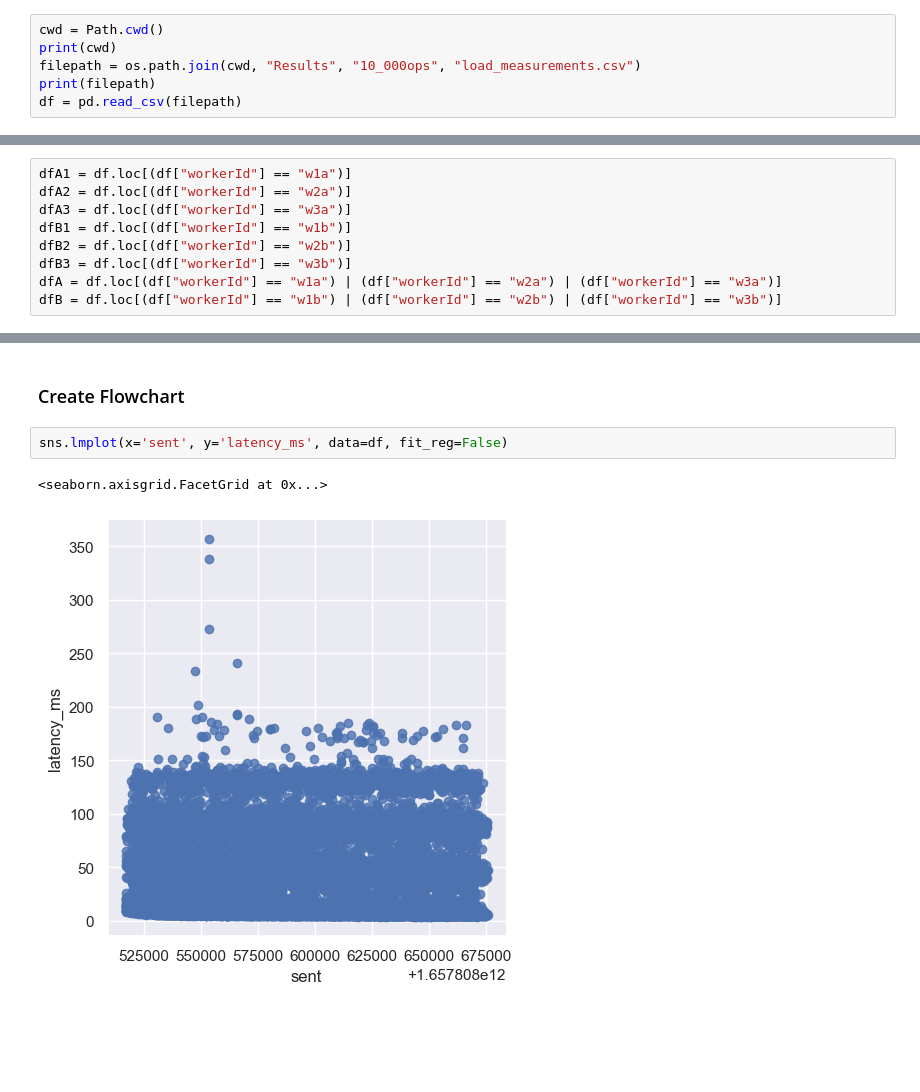
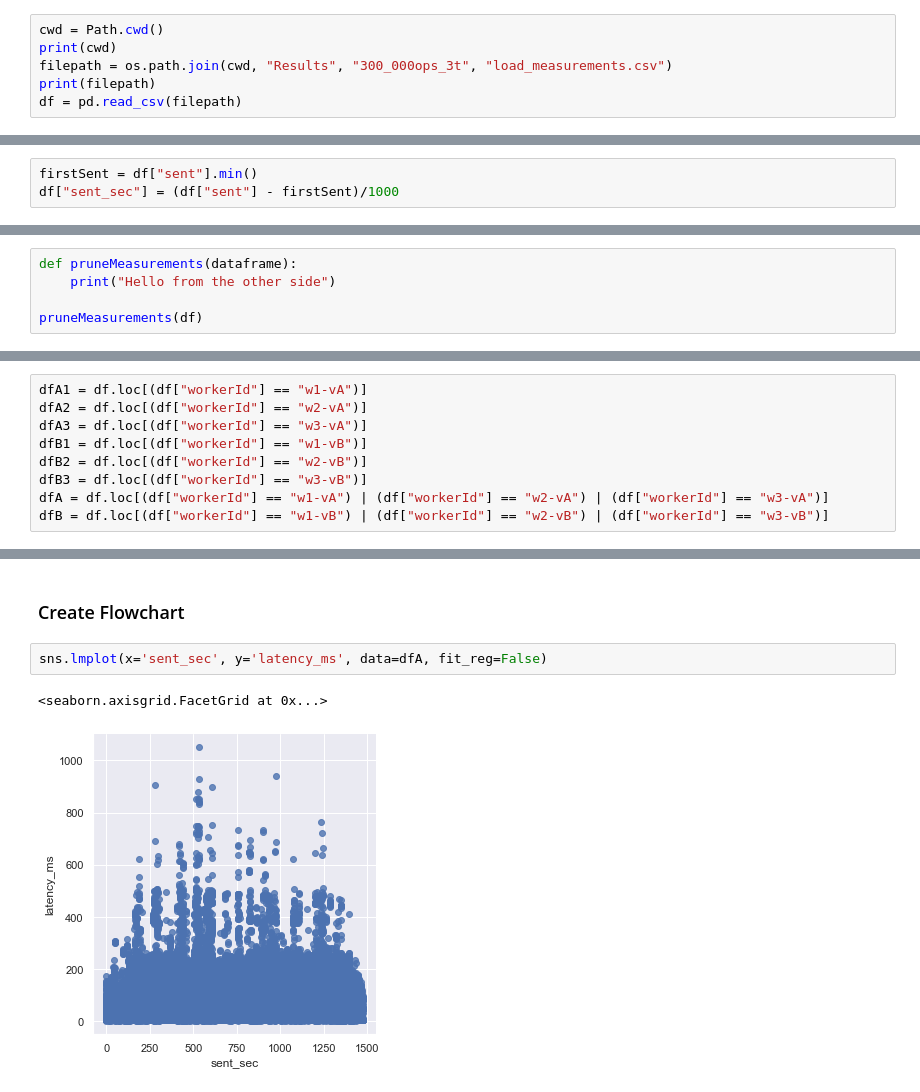
Before and after one commit to FelixMedicusf/DuetBenchmarking, a Jupyter notebook: Results/Result Evaluation.ipynb, the cells around one changed output, grey strips where cells are left out. Saved outputs shown, nothing was run; the diff lists cells and outputs as text; blank space fills up the shorter version.

```diff
--- a/Results/Result Evaluation.ipynb
+++ b/Results/Result Evaluation.ipynb
@@ -14,7 +14,7 @@ from pathlib import Path
 # %%
 cwd = Path.cwd()
 print(cwd)
-filepath = os.path.join(cwd, "Results", "10_000ops", "load_measurements.csv")
+filepath = os.path.join(cwd, "Results", "300_000ops_3t", "load_measurements.csv")
 print(filepath)
 df = pd.read_csv(filepath)
 # %% [output]
@@ -26,0 +29,3 @@ df["latency_ms"] = df["received"]- df["sent"]
+# %%
+firstSent = df["sent"].min()
+df["sent_sec"] = (df["sent"] - firstSent)/1000
@@ -26,0 +34,5 @@ df["latency_ms"] = df["received"]- df["sent"]
+# %%
+def pruneMeasurements(dataframe):
+    print("Hello from the other side")
+
+pruneMeasurements(df)
@@ -27,14 +41,14 @@ df["latency_ms"] = df["received"]- df["sent"]
 # %% [markdown]
 ### Create subsets of dataframe (for Version A and B, and for each worker for Version A and B)
 # %%
-dfA1 = df.loc[(df["workerId"] == "w1a")]
-dfA2 = df.loc[(df["workerId"] == "w2a")]
-dfA3 = df.loc[(df["workerId"] == "w3a")]
-dfB1 = df.loc[(df["workerId"] == "w1b")]
-dfB2 = df.loc[(df["workerId"] == "w2b")]
-dfB3 = df.loc[(df["workerId"] == "w3b")]
-dfA = df.loc[(df["workerId"] == "w1a") | (df["workerId"] == "w2a") | (df["workerId"] == "w3a")]
-dfB = df.loc[(df["workerId"] == "w1b") | (df["workerId"] == "w2b") | (df["workerId"] == "w3b")]
+dfA1 = df.loc[(df["workerId"] == "w1-vA")]
+dfA2 = df.loc[(df["workerId"] == "w2-vA")]
+dfA3 = df.loc[(df["workerId"] == "w3-vA")]
+dfB1 = df.loc[(df["workerId"] == "w1-vB")]
+dfB2 = df.loc[(df["workerId"] == "w2-vB")]
+dfB3 = df.loc[(df["workerId"] == "w3-vB")]
+dfA = df.loc[(df["workerId"] == "w1-vA") | (df["workerId"] == "w2-vA") | (df["workerId"] == "w3-vA")]
+dfB = df.loc[(df["workerId"] == "w1-vB") | (df["workerId"] == "w2-vB") | (df["workerId"] == "w3-vB")]
 # %% [markdown]
 ### Return experiment run time (First request send to last response received)
 # %%
@@ -94,7 +134,7 @@ ax = plt.boxplot(x=dfA["latency_ms"])
 # %% [markdown]
 ### Create Flowchart
 # %%
-sns.lmplot(x='sent', y='latency_ms', data=df, fit_reg=False)
+sns.lmplot(x='sent_sec', y='latency_ms', data=dfA, fit_reg=False)
 # %% [output]
 <seaborn.axisgrid.FacetGrid at 0x...>
-[figure, old version]
+[figure, new version]
```
Also changed, not shown: parts of 12 cells of this notebook, 6 other files.
